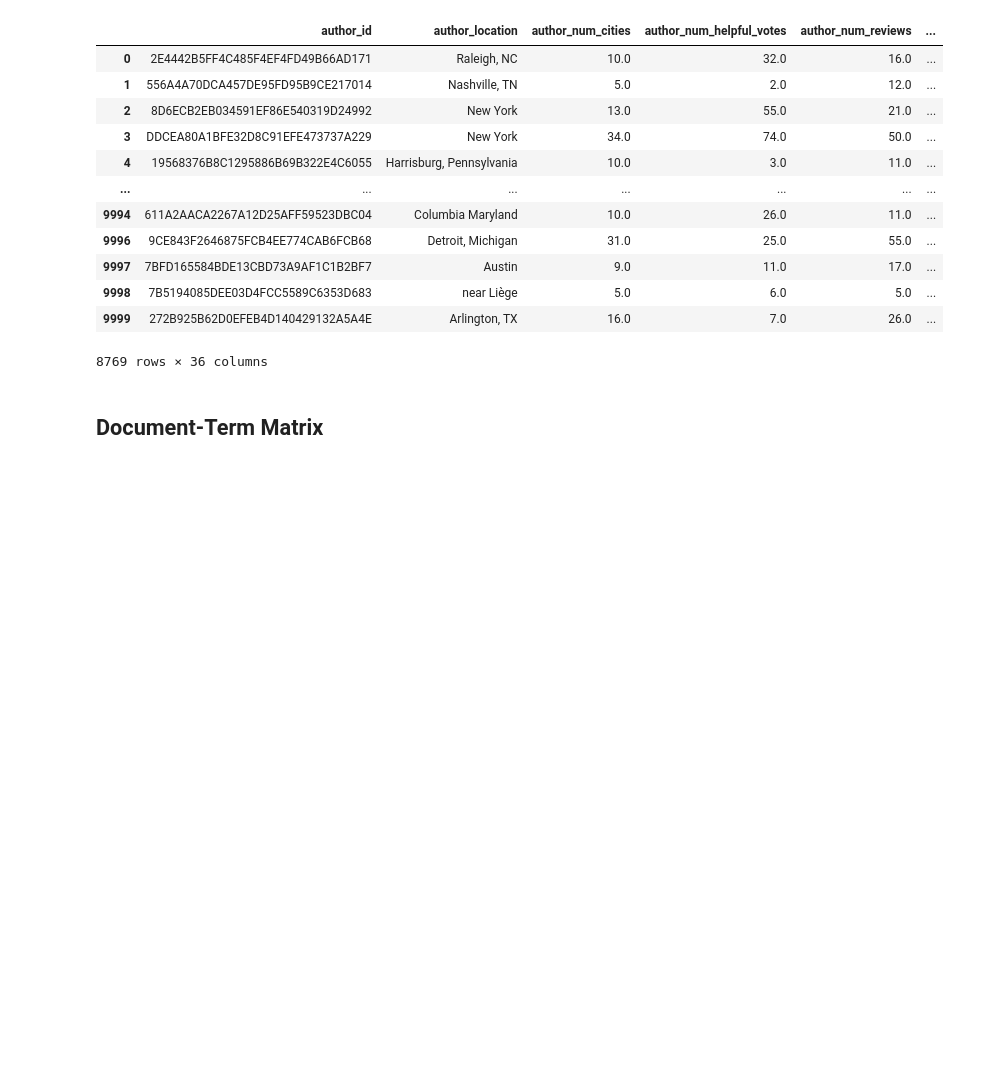
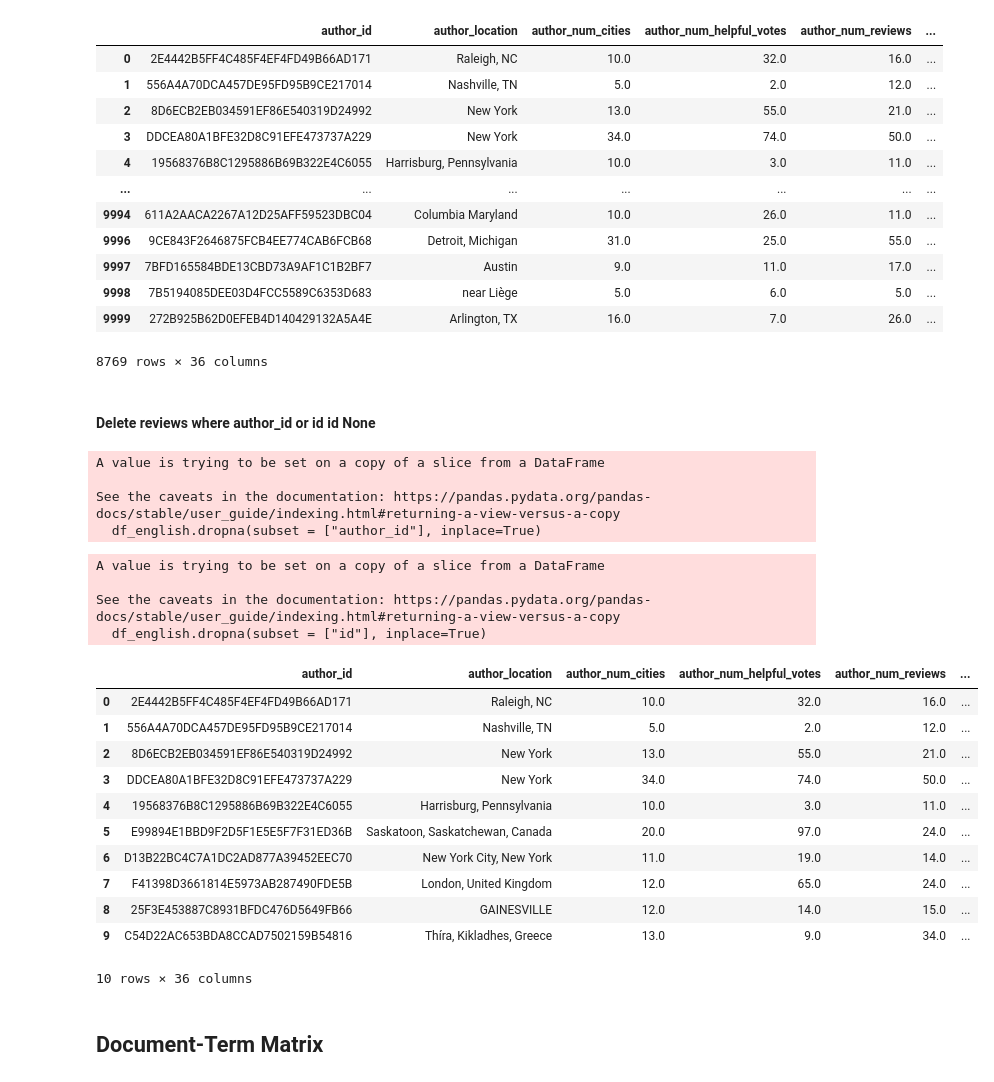
Before and after one commit to albasitdikova/Hotel_recommender_system, a Jupyter notebook: Recommendation_system.ipynb, the cells around one changed output. Saved outputs shown, nothing was run; the diff lists cells and outputs as text; code cells hidden in the pictures; blank space fills up the shorter version.

```diff
--- a/Recommendation_system.ipynb
+++ b/Recommendation_system.ipynb
@@ -76,6 +85,6 @@ sent = "Io andiamo to the beach with my amico."
 # %%
 # Compound Term Extraction
-#repl = lambda x: x.replace('new york', 'new_york').replace('fashion week', 'fashion_week').replace('new year', 'new_year').replace('self care', 'self_care')
+repl = lambda x: x.replace('new york', 'new_york').replace('nyc', 'new_york').replace('times square', 'times_square').replace('new york city', 'new_york')#.replace('nyc', 'new_york').replace('nyc', 'new_york').replace('nyc', 'new_york').replace('nyc', 'new_york')
 
 # Text preprocessing steps - remove numbers, captial letters and punctuation
 alphanumeric = lambda x: re.sub('\w*\d\w*', ' ', x)
@@ -85,8 +94,8 @@ words = set(nltk.corpus.words.words())
 english_only = lambda x: " ".join(w for w in nltk.wordpunct_tokenize(x) \
          if w.lower() in words or not w.isalpha())
 
-df_union['text'] = df_union.text.map(alphanumeric).map(punc_lower)#.map(english_only) #.map(repl)
-df_union['title'] = df_union.title.map(alphanumeric).map(punc_lower)#.map(english_only) #.map(repl)
+df_union['text'] = df_union.text.map(alphanumeric).map(punc_lower).map(repl)#.map(english_only) #.map(repl)
+df_union['title'] = df_union.title.map(alphanumeric).map(punc_lower).map(repl)#.map(english_only) #.map(repl)
 df_union.head()
 # %% [output]
 |  | author_id | author_location | author_num_cities | author_num_helpful_votes | author_num_reviews | ... |
@@ -167 +172,17 @@ stop += ['.', ',', '(', ')', "'", '"']
 stop = set(stop)
+# %% [markdown]
+#### Delete reviews where author_id or id id None
+# %%
+df_english.dropna(subset = ["author_id"], inplace=True)
+# %% [output]
+A value is trying to be set on a copy of a slice from a DataFrame
+
+See the caveats in the documentation: https://pandas.pydata.org/pandas-docs/stable/user_guide/indexing.html#returning-a-view-versus-a-copy
+  df_english.dropna(subset = ["author_id"], inplace=True)
+# %%
+df_english.dropna(subset = ["id"], inplace=True)
+# %% [output]
+A value is trying to be set on a copy of a slice from a DataFrame
+
+See the caveats in the documentation: https://pandas.pydata.org/pandas-docs/stable/user_guide/indexing.html#returning-a-view-versus-a-copy
+  df_english.dropna(subset = ["id"], inplace=True)
@@ -168,3 +191,18 @@ stop = set(stop)
+# %%
+df_english.head(10)
+# %% [output]
+|  | author_id | author_location | author_num_cities | author_num_helpful_votes | author_num_reviews | ... |
+| 0 | 2E4442B5FF4C485F4EF4FD49B66AD171 | Raleigh, NC | 10.0 | 32.0 | 16.0 | ... |
+| 1 | 556A4A70DCA457DE95FD95B9CE217014 | Nashville, TN | 5.0 | 2.0 | 12.0 | ... |
+| 2 | 8D6ECB2EB034591EF86E540319D24992 | New York | 13.0 | 55.0 | 21.0 | ... |
+| 3 | DDCEA80A1BFE32D8C91EFE473737A229 | New York | 34.0 | 74.0 | 50.0 | ... |
+| 4 | 19568376B8C1295886B69B322E4C6055 | Harrisburg, Pennsylvania | 10.0 | 3.0 | 11.0 | ... |
+| 5 | E99894E1BBD9F2D5F1E5E5F7F31ED36B | Saskatoon, Saskatchewan, Canada | 20.0 | 97.0 | 24.0 | ... |
+| 6 | D13B22BC4C7A1DC2AD877A39452EEC70 | New York City, New York | 11.0 | 19.0 | 14.0 | ... |
+| 7 | F41398D3661814E5973AB287490FDE5B | London, United Kingdom | 12.0 | 65.0 | 24.0 | ... |
+| 8 | 25F3E453887C8931BFDC476D5649FB66 | GAINESVILLE | 12.0 | 14.0 | 15.0 | ... |
+| 9 | C54D22AC653BDA8CCAD7502159B54816 | Thíra, Kikladhes, Greece | 13.0 | 9.0 | 34.0 | ... |
+10 rows × 36 columns
 # %% [markdown]
 ## Document-Term Matrix
 # %%
```
Also changed, not shown: parts of 49 cells of this notebook.
